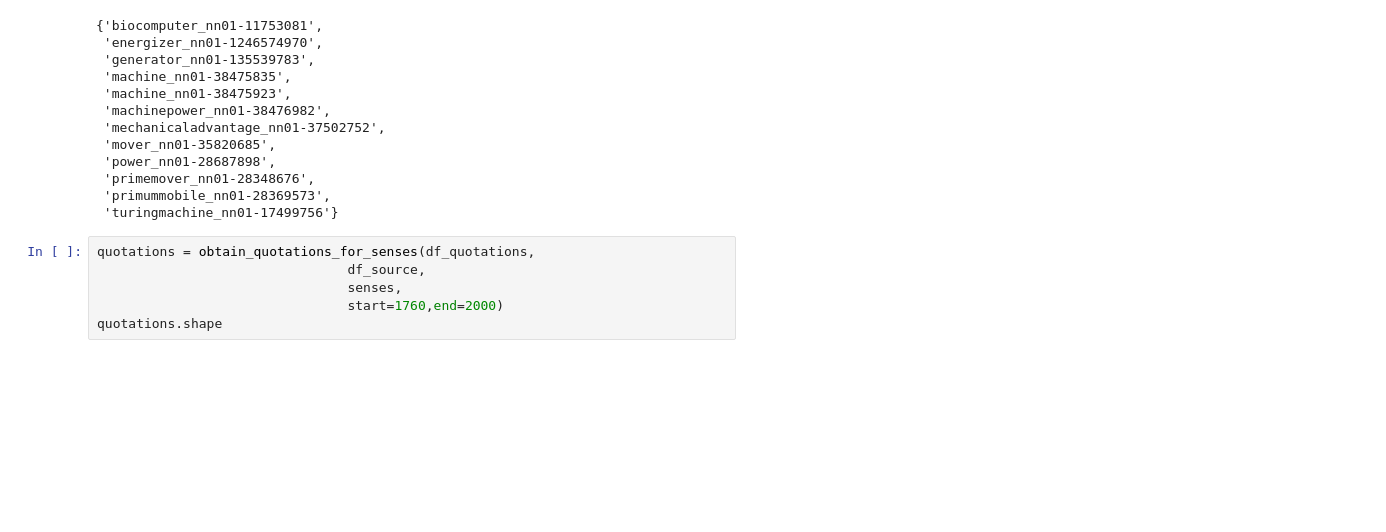
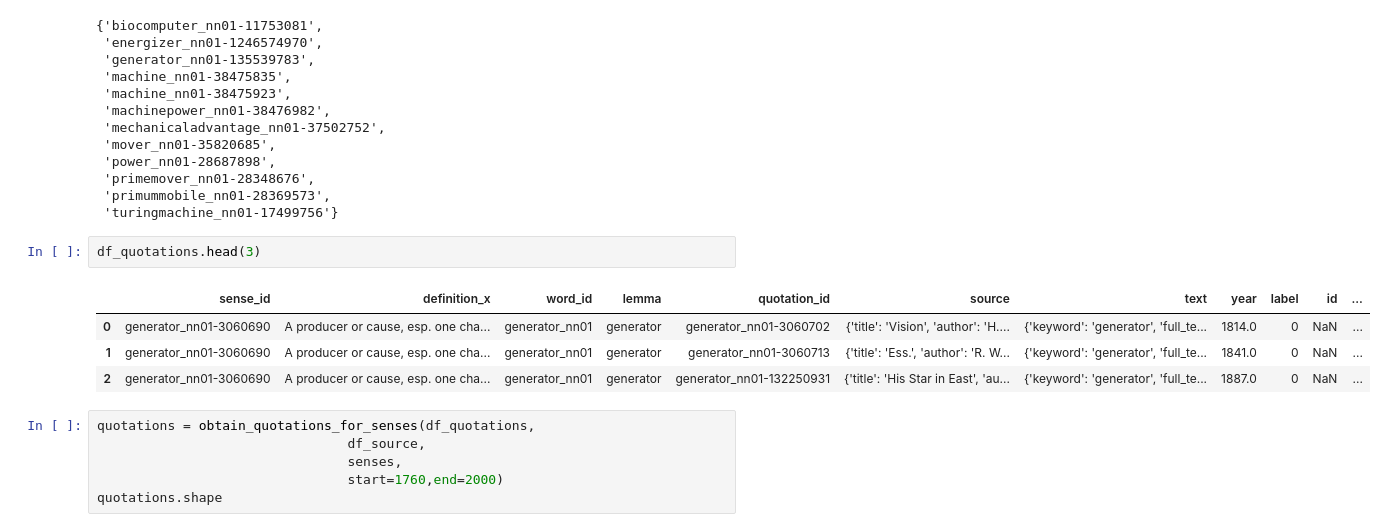
Before and after one commit to Living-with-machines/TargetedSenseDisambiguation, a Jupyter notebook: 101 - review notebook - gather synonyms and data.ipynb, the cells around one changed output. Cells and saved outputs as stored; diff of their text form; blank space fills up the shorter version.

```diff
--- a/101 - review notebook - gather synonyms and data.ipynb
+++ b/101 - review notebook - gather synonyms and data.ipynb
@@ -163,6 +168,13 @@ senses
  'primemover_nn01-28348676',
  'primummobile_nn01-28369573',
  'turingmachine_nn01-17499756'}
+# %%
+df_quotations.head(3)
+# %% [output]
+|  | sense_id | definition_x | word_id | lemma | quotation_id | source | text | year | label | id | ... |
+| 0 | generator_nn01-3060690 | A producer or cause, esp. one cha... | generator_nn01 | generator | generator_nn01-3060702 | {'title': 'Vision', 'author': 'H.... | {'keyword': 'generator', 'full_te... | 1814.0 | 0 | NaN | ... |
+| 1 | generator_nn01-3060690 | A producer or cause, esp. one cha... | generator_nn01 | generator | generator_nn01-3060713 | {'title': 'Ess.', 'author': 'R. W... | {'keyword': 'generator', 'full_te... | 1841.0 | 0 | NaN | ... |
+| 2 | generator_nn01-3060690 | A producer or cause, esp. one cha... | generator_nn01 | generator | generator_nn01-132250931 | {'title': 'His Star in East', 'au... | {'keyword': 'generator', 'full_te... | 1887.0 | 0 | NaN | ... |
 # %%
 quotations = obtain_quotations_for_senses(df_quotations,
                                 df_source,
```
Also changed, not shown: parts of 4 cells of this notebook, 2 other files.
